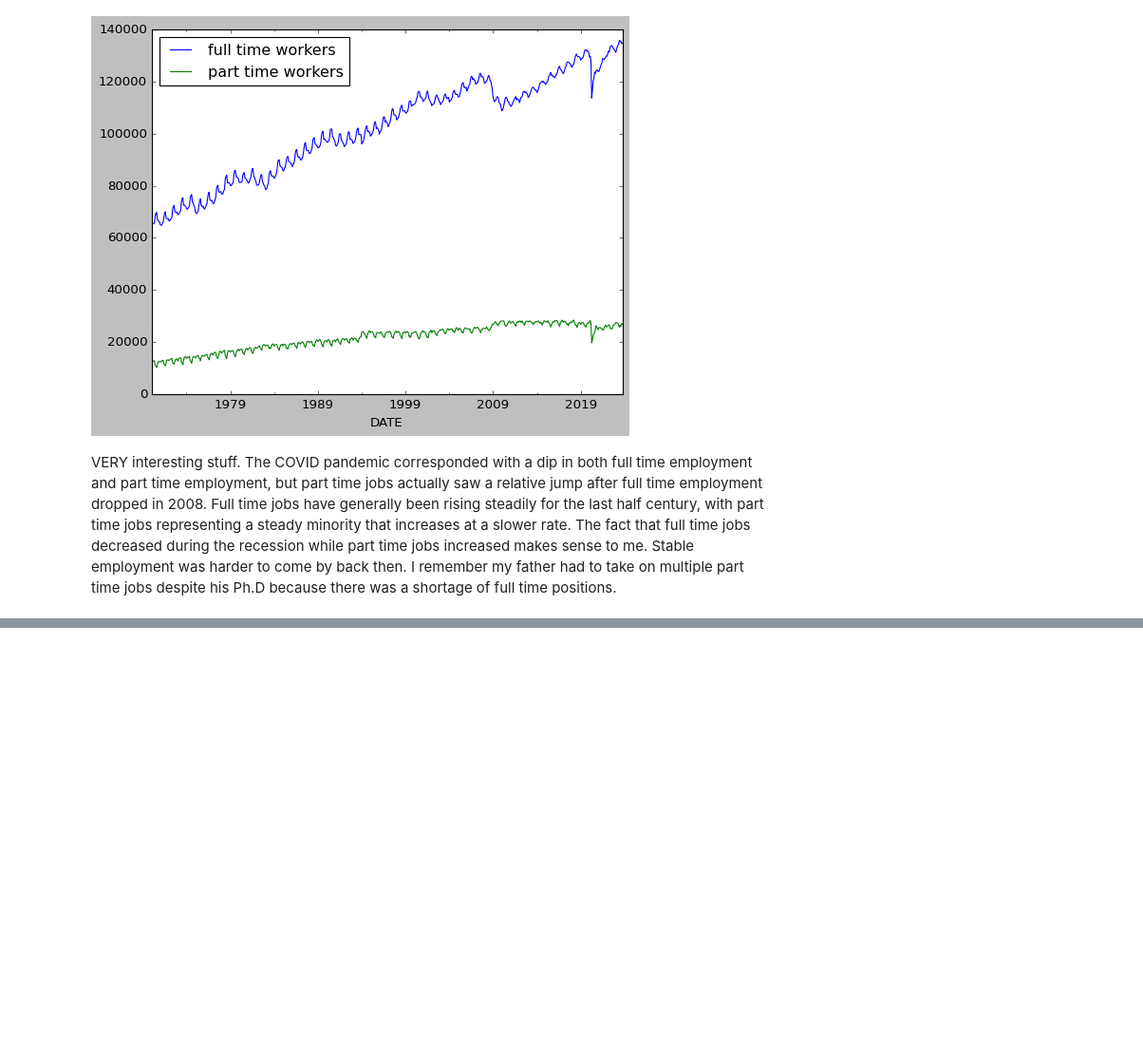
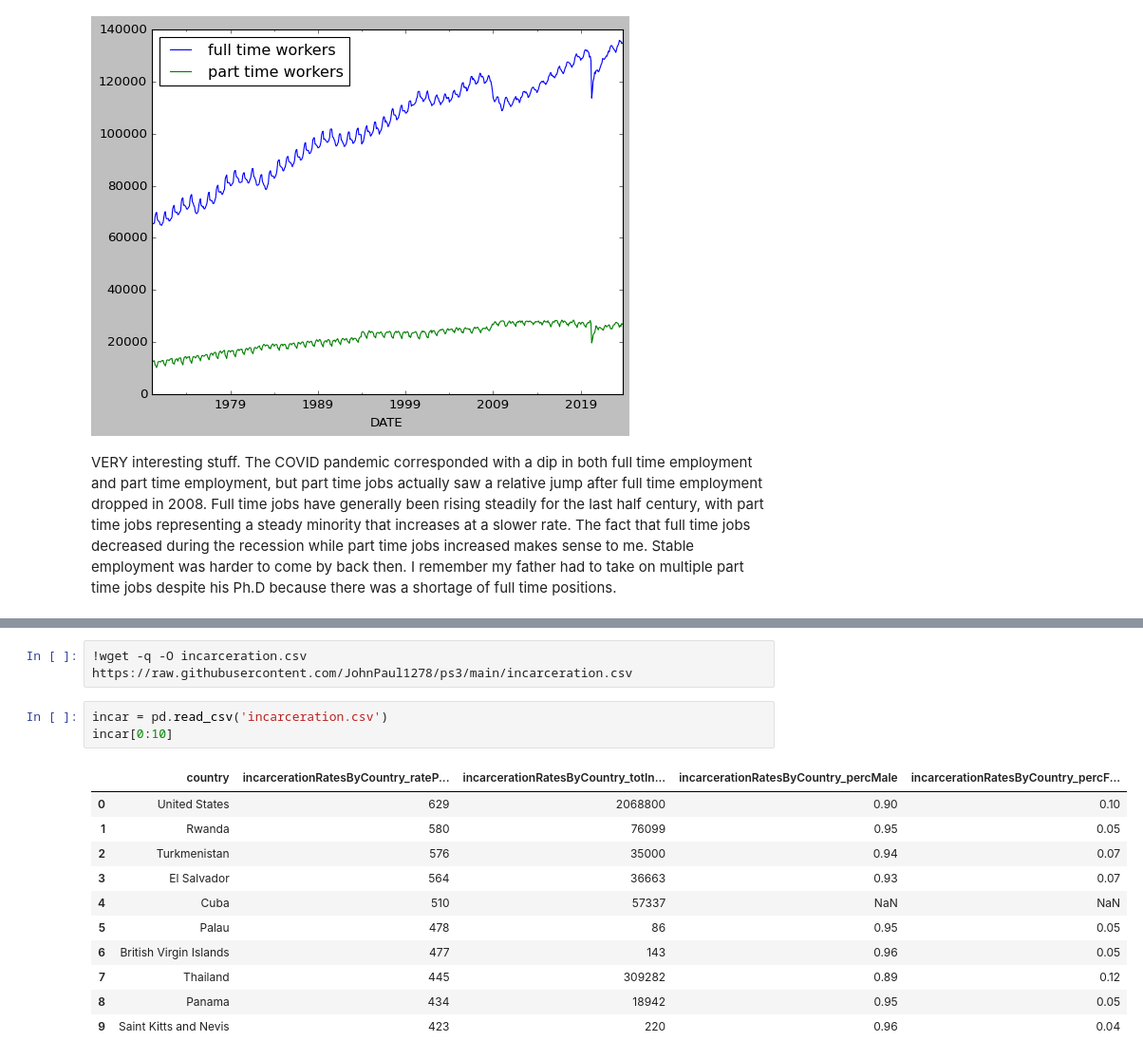
Before and after one commit to JohnPaul1278/ps4, a Jupyter notebook: ps4.ipynb, the cells around one changed output, grey strips where cells are left out. Shown at 95% size. Drawn from its saved outputs; the diff is of its cells as text; blank space fills up the shorter version.

```diff
--- a/ps4.ipynb
+++ b/ps4.ipynb
@@ -71,0 +205,17 @@ VERY interesting stuff. The COVID pandemic corresponded with a dip in both full
+# %%
+!wget -q -O incarceration.csv https://raw.githubusercontent.com/JohnPaul1278/ps3/main/incarceration.csv
+# %%
+incar = pd.read_csv('incarceration.csv')
+incar[0:10]
+# %% [output]
+|  | country | incarcerationRatesByCountry_rateP... | incarcerationRatesByCountry_totIn... | incarcerationRatesByCountry_percMale | incarcerationRatesByCountry_percF... |
+| 0 | United States | 629 | 2068800 | 0.90 | 0.10 |
+| 1 | Rwanda | 580 | 76099 | 0.95 | 0.05 |
+| 2 | Turkmenistan | 576 | 35000 | 0.94 | 0.07 |
+| 3 | El Salvador | 564 | 36663 | 0.93 | 0.07 |
+| 4 | Cuba | 510 | 57337 | NaN | NaN |
+| 5 | Palau | 478 | 86 | 0.95 | 0.05 |
+| 6 | British Virgin Islands | 477 | 143 | 0.96 | 0.05 |
+| 7 | Thailand | 445 | 309282 | 0.89 | 0.12 |
+| 8 | Panama | 434 | 18942 | 0.95 | 0.05 |
+| 9 | Saint Kitts and Nevis | 423 | 220 | 0.96 | 0.04 |
```
Also changed, not shown: parts of 19 cells of this notebook.
